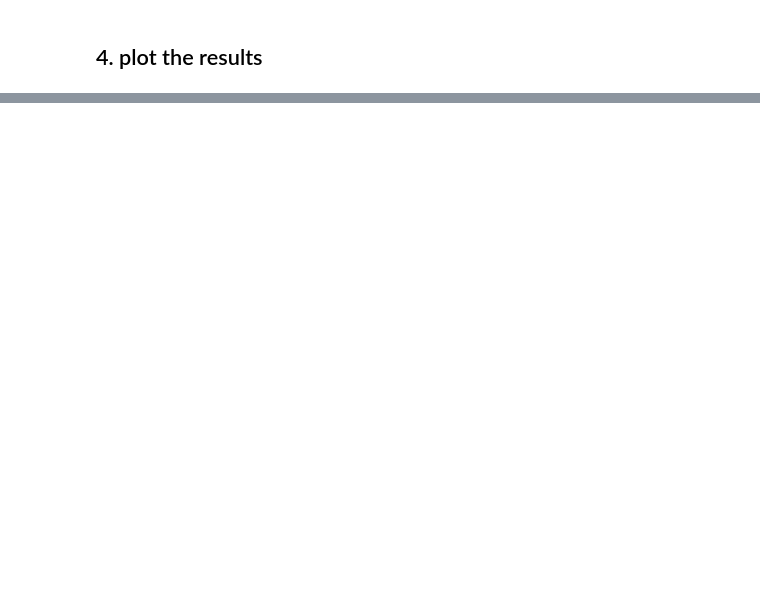
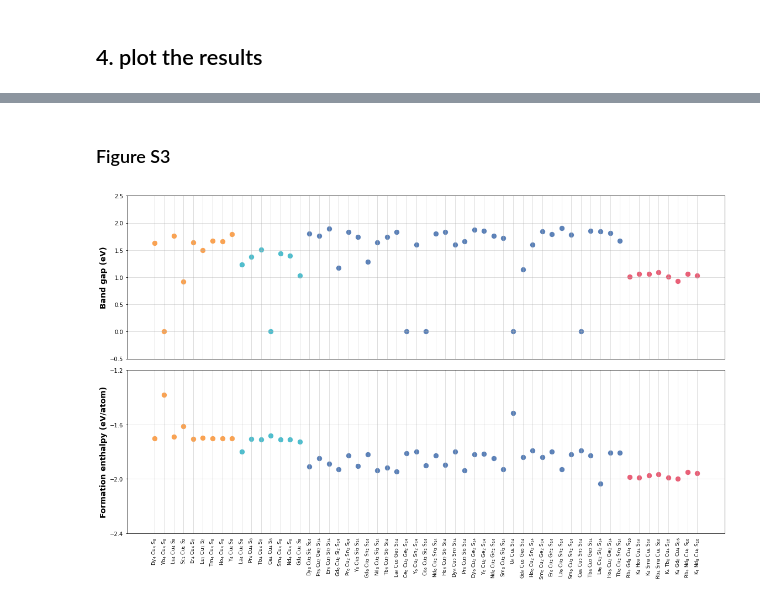
Before and after one commit to zhangrz1983/PeriodicTableWasserstein, a Jupyter notebook: periodic_table_wasserstein.ipynb, the cells around one changed output, grey strips where cells are left out. Cells and saved outputs as stored; diff of their text form; code cells hidden in the pictures; blank space fills up the shorter version.

```diff
--- a/periodic_table_wasserstein.ipynb
+++ b/periodic_table_wasserstein.ipynb
@@ -264,0 +409,35 @@ df_plot.to_csv('tsne_plot.csv')
+# %% [markdown]
+### Figure S3
+# %%
+fig, (ax2, ax1) = plt.subplots(2, 1, figsize=(16, 10), sharex=True)
+colors = ['#FCA24F', '#4DBECE', '#5b81b8', '#ea5e76']
+
+ax1.grid(True, linestyle='-', alpha=0.5)
+ax2.grid(True, linestyle='-', alpha=0.5)
+
+for index, label in enumerate([8, 17, 52, 76]):
+    color = colors[index]
+    ax1.scatter(groups[label]['x_range'], groups[label]['third_column'], color=color, s=70)
+    ax2.scatter(groups[label]['x_range'], groups[label]['fourth_column'], color=color, s=70)
+
+# set y scale
+ax1.set_ylabel("Formation enthalpy (eV/atom)", fontsize=14, fontweight='bold')
+ax1.set_ylim(-2.4, -1.2)
+ax1.yaxis.set_major_locator(MultipleLocator(0.4))
+ax1.tick_params(axis='both', which='both', labelsize=10)
+
+ax2.set_ylabel("Band gap (eV)", fontsize=14, fontweight='bold')
+ax2.set_ylim(-0.5, 2.5)
+
+# set x labels
+all_formulas = sum([group['formula'] for group in groups.values()], [])
+plt.xticks(np.arange(len(all_formulas)) * 2, all_formulas, rotation=90, fontsize=9)
+
+ax1.tick_params(bottom=False)
+ax2.tick_params(bottom=False)
+plt.tight_layout()
+
+plt.savefig('FigS3.png', dpi=600, bbox_inches='tight')
+plt.show()
+# %% [output]
+[figure, added]
```
Also changed, not shown: parts of 37 cells of this notebook, 3 other files.
